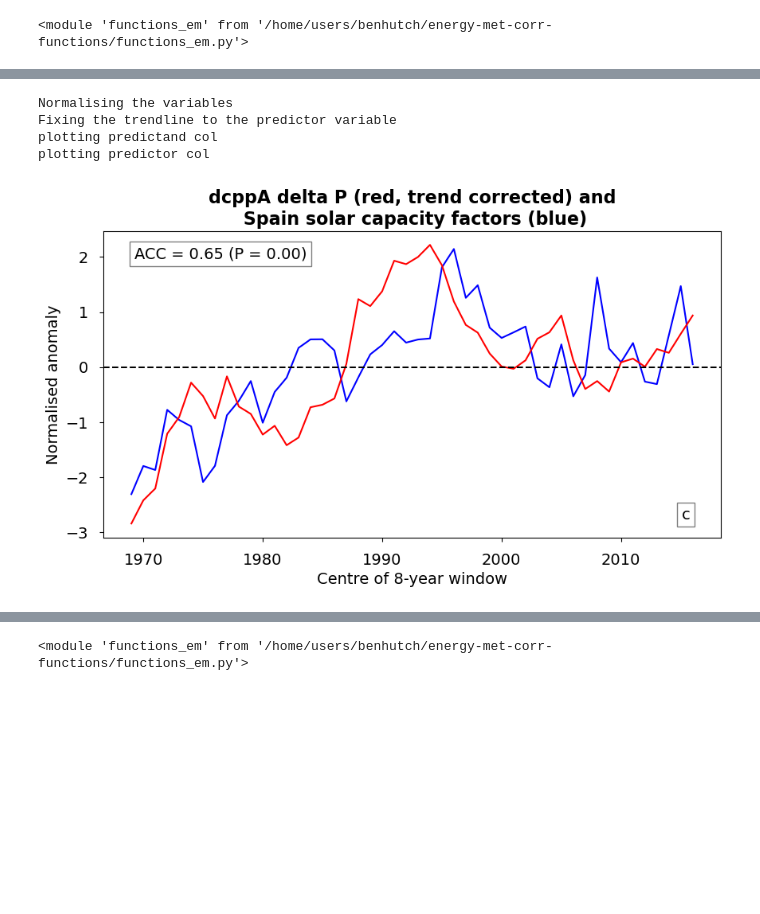
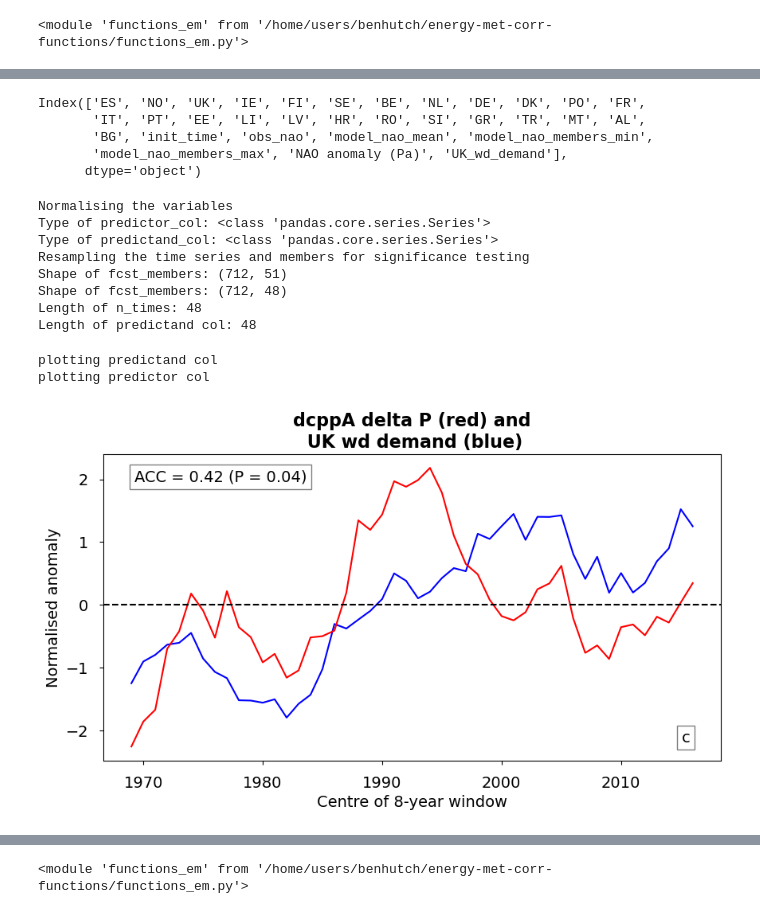
Before and after one commit to benhutchmet/energy-met-corr, a Jupyter notebook: testing-shapefiles.ipynb, the cells around one changed output, grey strips where cells are left out. Cells and saved outputs as stored; diff of their text form; code cells hidden in the pictures; blank space fills up the shorter version.

```diff
--- a/testing-shapefiles.ipynb
+++ b/testing-shapefiles.ipynb
@@ -55,12 +55,13 @@ The data we want is in:
 #     "method": "nao_matched",
 # }
 
-# # # rsds_global_ONDJFM_2-9_1961_2014_4_West Mediterranean_nao_matched.csv
+# # # # rsds_global_ONDJFM_2-9_1961_2014_4_West Mediterranean_nao_matched.csv
 model_config = {
     "variable": "psl",
     "season": "ONDJFM",
     "region": "global",
     "nao": "thornton_2019",
+    # "nao": "nao_default",
     "start_year": 1961,
     "end_year": 2014,
     "forecast_range": "2-9",
@@ -75,16 +76,16 @@ model_config = {
 # trend_level=2020.0,
 # tas_global_ONDJFM_2-9_1961_2014_4_UK_grid_nao_matched.csv
 
-# model config for 10m wind speeds
+# # model config for 10m wind speeds
 # model_config = {
-#     "variable": "tas",
+#     "variable": "sfcWind",
 #     "season": "ONDJFM",
 #     "region": "global",
 #     "start_year": 1961,
 #     "end_year": 2014,
 #     "forecast_range": "2-9",
 #     "lag": 4,
-#     "gridbox": "UK_grid",
+#     "gridbox": "North Europe Grid",
 #     "method": "nao_matched",
 # }
 
@@ -98,7 +99,7 @@ model_config = {
 # Call the function
 # TODO: onshore wind correlations
 dfs_model_pr = funcs.correlate_nao_uread(
-    filename="NUTS_0_sp_historical.nc",
+    filename="EEZ_zones_wp_historical.nc",
     # nao_n_grid=dicts.uk_n_box_corrected,
     # nao_s_grid=dicts.uk_s_box_corrected,
     # obs_var="ssrd",
@@ -315,5 +326,5 @@ merged_df_nao_obs.head()
 demand_rolling.index = demand_rolling.index.year
 # %%
 # join the two dataframes: merged_df and demand_rolling
-combined_df = merged_df_nao_obs.join(demand_rolling)
+combined_df = merged_df_delta_p.join(demand_rolling)
 # %%
@@ -860,36 +888,61 @@ merged_df_delta_p.head()
 # %%
 # set the index of the merged_df_pr_obs to be the year
 merged_df_pr_obs.index = merged_df_pr_obs.index.year
+# %%
+combined_df.columns
+# %% [output]
+Index(['ES', 'NO', 'UK', 'IE', 'FI', 'SE', 'BE', 'NL', 'DE', 'DK', 'PO', 'FR',
+       'IT', 'PT', 'EE', 'LI', 'LV', 'HR', 'RO', 'SI', 'GR', 'TR', 'MT', 'AL',
+       'BG', 'init_time', 'obs_nao', 'model_nao_mean', 'model_nao_members_min',
+       'model_nao_members_max', 'NAO anomaly (Pa)', 'UK_wd_demand'],
+      dtype='object')
 # %%
 # Test the plotting function
 funcs.plot_time_series(
-    df=merged_df_delta_p,
+    df=combined_df,
     predictor_col_name="model_nao_mean",
-    predictand_col_name="ES",
+    predictand_col_name="UK_wd_demand",
     ylabel="Normalised anomaly",
     figsize_x=10,
     figsize_y=5,
     twin_axes=False,
     do_detrend_predictor=False,
     do_detrend_predictand=False,
     normalise_anom=True,
-    title="dcppA delta P (red, trend corrected) and\n Spain solar capacity factors (blue)",
+    title="dcppA delta P (red) and\n UK wd demand (blue)",
     label="c",
     fontsize=14,
     predictor_color="r",
     predictand_color="b",
-    inverse_predictand=False,
+    inverse_predictand=True,
     # manual_ylims=[-3.0, 3.0],
     calc_rmse=False,
     include_trendline=False,
-    fix_predictor_trendline=True,
+    fix_predictor_trendline=False,
+    resample_time=False, # for two obs datasets
+    resample_time_members=True, # for one model, one obs dataset
+    region="delta_p",
+    season="ONDJFM",
+    forecast_range="2-9",
+    start_year="1961",
+    end_year="2014",
+    lag="4",
+    variable="psl",
+    alt_lag="alt-lag",
+    region_full="global",
 )
 # %% [output]
 Normalising the variables
-Fixing the trendline to the predictor variable
-plotting predictand col
-plotting predictor col
+Type of predictor_col: <class 'pandas.core.series.Series'>
+Type of predictand_col: <class 'pandas.core.series.Series'>
+Resampling the time series and members for significance testing
+Shape of fcst_members: (712, 51)
+Shape of fcst_members: (712, 48)
+Length of n_times: 48
+Length of predictand col: 48
+plotting predictand col
+plotting predictor col
-[figure, old version]
+[figure, new version]
 # %%
 combined_df.head()
 # %% [output]
```
Also changed, not shown: parts of 25 cells of this notebook, 3 other files.
